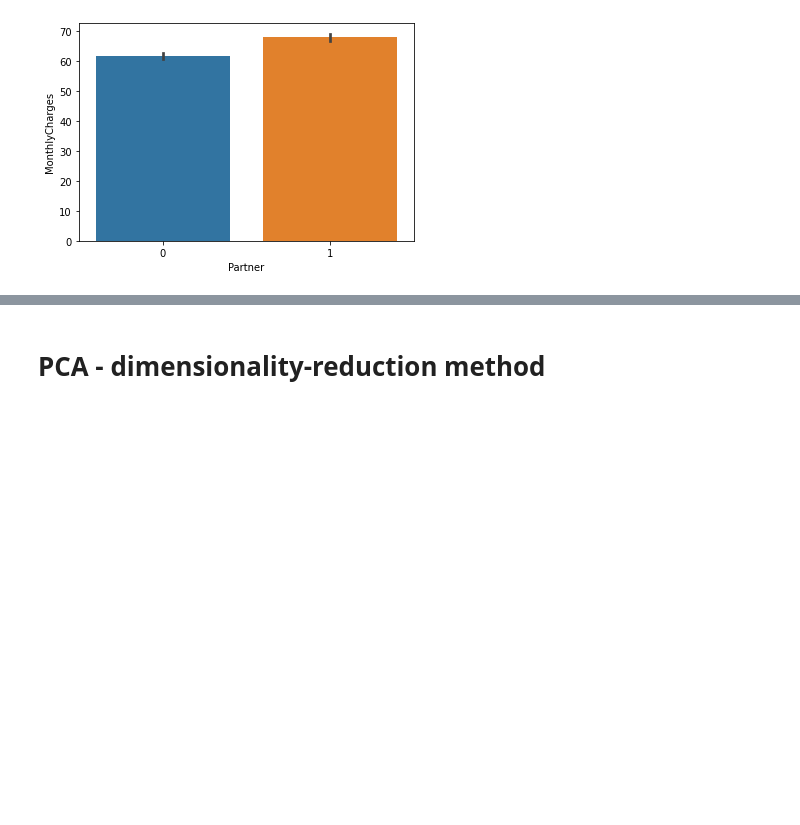
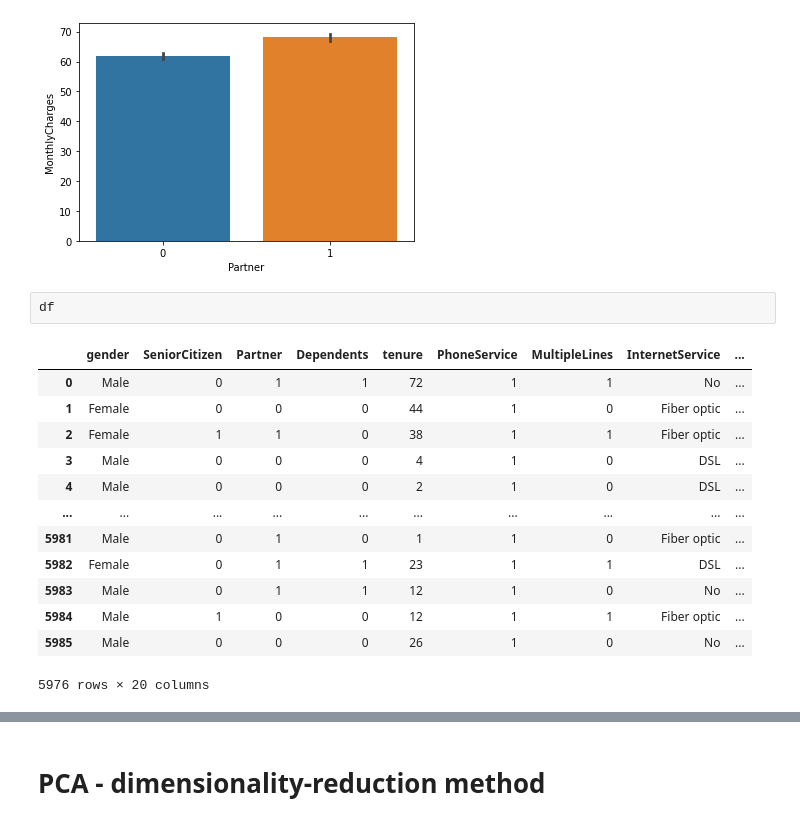
Before and after one commit to Meetii/DataMiningProject, a Jupyter notebook: TelecomUsers - Project.ipynb, the cells around one changed output, grey strips where cells are left out. Drawn from its saved outputs; the diff is of its cells as text; blank space fills up the shorter version.

```diff
--- a/TelecomUsers - Project.ipynb
+++ b/TelecomUsers - Project.ipynb
@@ -140,3 +148,19 @@ sns.barplot(x='Partner', y='MonthlyCharges', data=df)
 # %% [output]
 <AxesSubplot:xlabel='Partner', ylabel='MonthlyCharges'>
 [figure]
+# %%
+df
+# %% [output]
+|  | gender | SeniorCitizen | Partner | Dependents | tenure | PhoneService | MultipleLines | InternetService | ... |
+| 0 | Male | 0 | 1 | 1 | 72 | 1 | 1 | No | ... |
+| 1 | Female | 0 | 0 | 0 | 44 | 1 | 0 | Fiber optic | ... |
+| 2 | Female | 1 | 1 | 0 | 38 | 1 | 1 | Fiber optic | ... |
+| 3 | Male | 0 | 0 | 0 | 4 | 1 | 0 | DSL | ... |
+| 4 | Male | 0 | 0 | 0 | 2 | 1 | 0 | DSL | ... |
+| ... | ... | ... | ... | ... | ... | ... | ... | ... | ... |
+| 5981 | Male | 0 | 1 | 0 | 1 | 1 | 0 | Fiber optic | ... |
+| 5982 | Female | 0 | 1 | 1 | 23 | 1 | 1 | DSL | ... |
+| 5983 | Male | 0 | 1 | 1 | 12 | 1 | 0 | No | ... |
+| 5984 | Male | 1 | 0 | 0 | 12 | 1 | 1 | Fiber optic | ... |
+| 5985 | Male | 0 | 0 | 0 | 26 | 1 | 0 | No | ... |
+5976 rows × 20 columns
```
Also changed, not shown: parts of 20 cells of this notebook.
